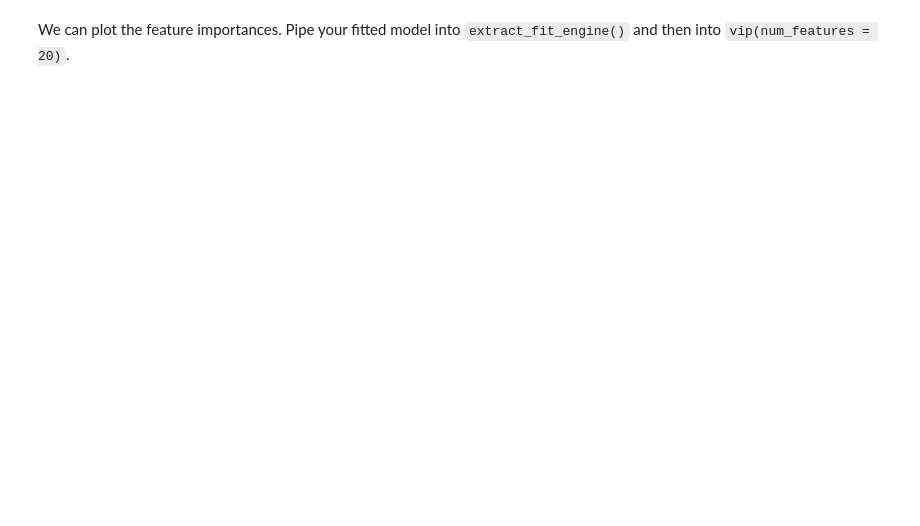
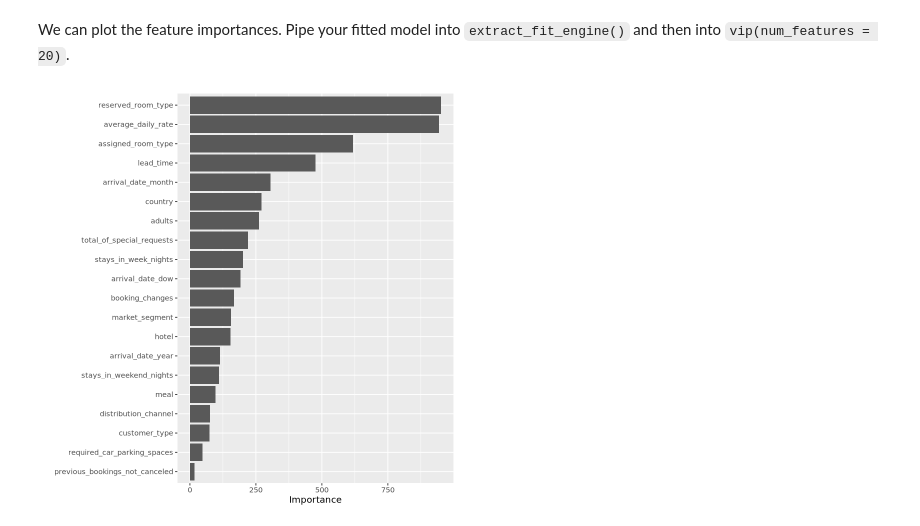
Before and after one commit to kadloo/codespace, a Jupyter notebook: exercises/15-hotel-bookings-exercise.ipynb, the cells around one changed output. Drawn from its saved outputs; the diff is of its cells as text; code cells hidden in the pictures; blank space fills up the shorter version.

```diff
--- a/exercises/15-hotel-bookings-exercise.ipynb
+++ b/exercises/15-hotel-bookings-exercise.ipynb
@@ -79,3 +121,12 @@ Now create a `random_forest` model and fit it to the transformed `hotels` data.
 
 1. the `mode` should be "classification", and,
 2. add `importance = "impurity"` to `set_engine` so we can calculate feature importances with the model.
+# %%
+mod = rand_forest() |>
+    set_engine('ranger', importance = 'impurity') |>
+    set_mode('classification')
+
+mod_fit = mod |>
+    fit(children ~ ., data = rec |> juice())
+
+mod_fit
@@ -82,2 +150,8 @@ Now create a `random_forest` model and fit it to the transformed `hotels` data.
 # %% [markdown]
 We can plot the feature importances. Pipe your fitted model into `extract_fit_engine()` and then into `vip(num_features = 20)`.
+# %%
+mod_fit |>
+    extract_fit_engine() |>
+    vip(num_features = 20)
+# %% [output]
+[figure, added]
```
Also changed, not shown: parts of 4 cells of this notebook.
